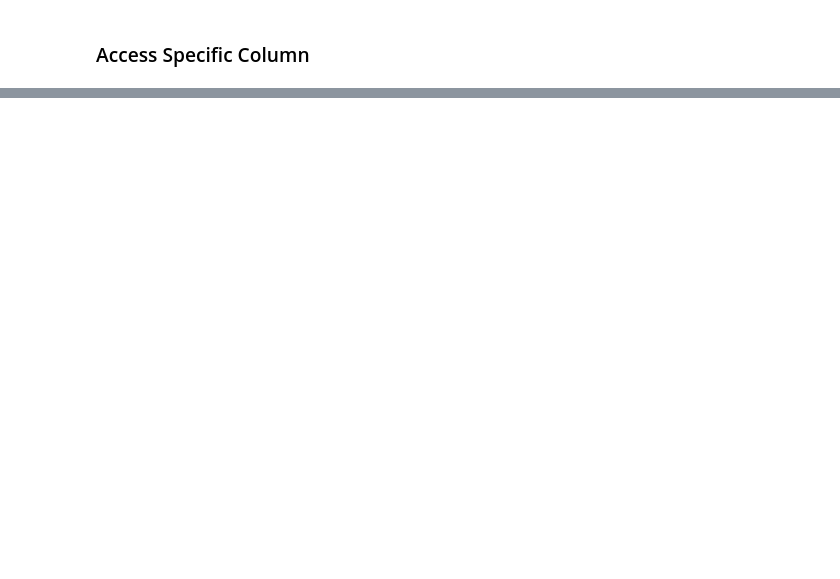
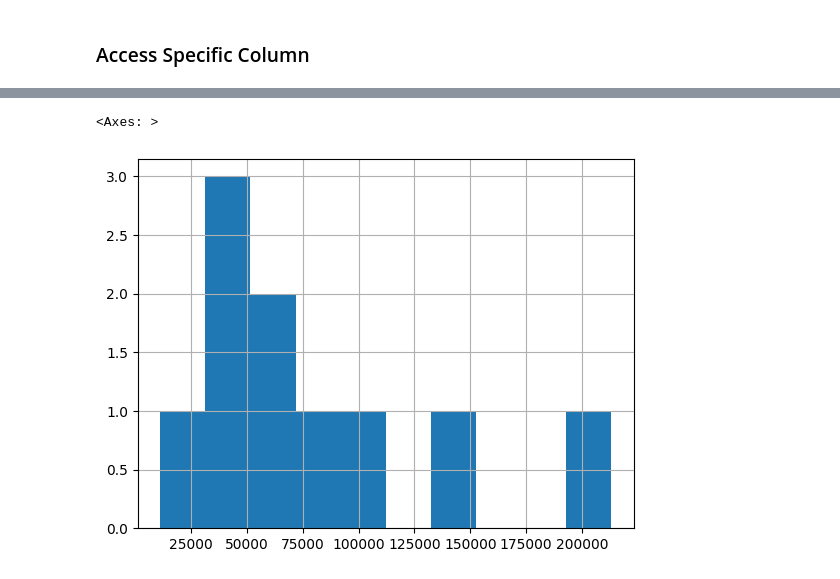
Before and after one commit to christiandarvs/CompleteML-DS, a Jupyter notebook: Pandas - Data Analysis/pandas-notes.ipynb, the cells around one changed output, grey strips where cells are left out. Drawn from its saved outputs; the diff is of its cells as text; code cells hidden in the pictures; blank space fills up the shorter version.

```diff
--- a/Pandas - Data Analysis/pandas-notes.ipynb
+++ b/Pandas - Data Analysis/pandas-notes.ipynb
@@ -53,0 +292,5 @@ car_sales['Price']
+# %%
+car_sales['Odometer (KM)'].hist()
+# %% [output]
+<Axes: >
+[figure, added]
```
Also changed, not shown: parts of 40 cells of this notebook, 2 other files.
